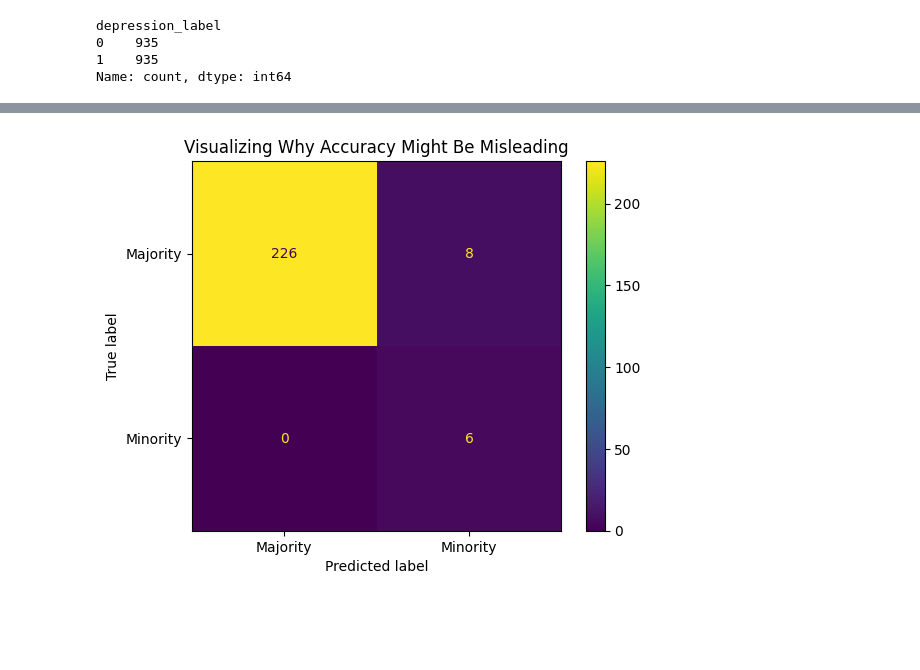
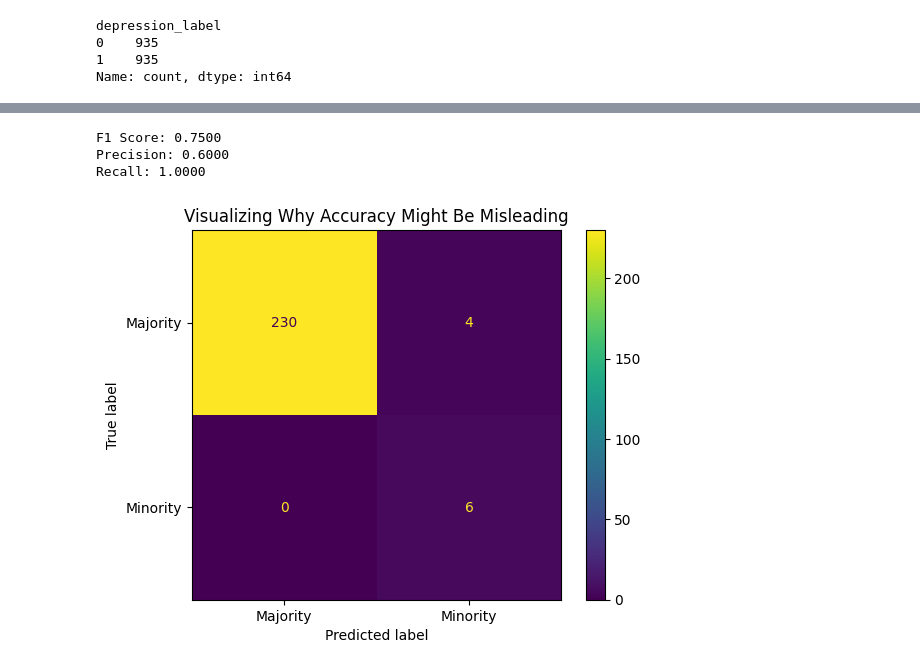
Before and after one commit to hashirahmad806/Teen_Mental_Health_Ml_Project, a Jupyter notebook: Teen_Mental_Health.ipynb, the cells around one changed output, grey strips where cells are left out. Drawn from its saved outputs; the diff is of its cells as text; code cells hidden in the pictures; blank space fills up the shorter version.

```diff
--- a/Teen_Mental_Health.ipynb
+++ b/Teen_Mental_Health.ipynb
@@ -200,4 +199,6 @@ platform_usage
 Name: count, dtype: int64
+# %%
+df.drop(columns=['platform_usage'], inplace=True)
 # %%
 from sklearn.preprocessing import LabelEncoder
 label_encoder = LabelEncoder()
@@ -236,26 +237,18 @@ academic_performance
 3.02     1
 Name: count, Length: 201, dtype: int64
 # %%
-from sklearn.preprocessing import MinMaxScaler
-scaler = MinMaxScaler()
+from sklearn.preprocessing import StandardScaler
+scaler = StandardScaler()
+
+
+# numeric_cols = ['age', 'daily_social_media_hours', 'sleep_hours', 'social_interaction_level', 'screen_time_before_sleep',
+#                 'academic_performance', 'physical_activity', 'stress_level', 'anxiety_level', 'addiction_level']
 numeric_cols = ['age', 'daily_social_media_hours', 'sleep_hours', 'social_interaction_level', 'screen_time_before_sleep',
                 'academic_performance', 'physical_activity', 'stress_level', 'anxiety_level', 'addiction_level']
+
 df_scaled = df.copy()
-df_scaled[['daily_social_media_hours']] = scaler.fit_transform(
-    df[['daily_social_media_hours']])
-df_scaled[['age']] = scaler.fit_transform(df[['age']])
-df_scaled[['sleep_hours']] = scaler.fit_transform(df[['sleep_hours']])
-df_scaled[['social_interaction_level']] = scaler.fit_transform(
-    df[['social_interaction_level']])
-df_scaled[['screen_time_before_sleep']] = scaler.fit_transform(
-    df[['screen_time_before_sleep']])
-df_scaled[['academic_performance']] = scaler.fit_transform(
-    df[['academic_performance']])
-df_scaled[['physical_activity']] = scaler.fit_transform(
-    df[['physical_activity']])
-df_scaled[['stress_level']] = scaler.fit_transform(df[['stress_level']])
-df_scaled[['anxiety_level']] = scaler.fit_transform(df[['anxiety_level']])
-df_scaled[['addiction_level']] = scaler.fit_transform(df[['addiction_level']])
+
+df_scaled[numeric_cols] = scaler.fit_transform(df[numeric_cols])
 
 df_scaled.head()
 # %% [output]
@@ -384,11 +377,23 @@ Balanced Accuracy: 0.9829
 # %%
-from sklearn.metrics import ConfusionMatrixDisplay
+from sklearn.metrics import ConfusionMatrixDisplay, f1_score, precision_score, recall_score
+
 import matplotlib.pyplot as plt
+
+f1 = f1_score(Y_test, y_pred)
+precision = precision_score(Y_test, y_pred)
+recall = recall_score(Y_test, y_pred)
+
+print(f'F1 Score: {f1:.4f}')
+print(f'Precision: {precision:.4f}')
+print(f'Recall: {recall:.4f}')
 
 # Plotting the matrix to visualize the split
 ConfusionMatrixDisplay.from_predictions(
     Y_test, y_pred, display_labels=['Majority', 'Minority'])
 plt.title("Visualizing Why Accuracy Might Be Misleading")
 plt.show()
 # %% [output]
+F1 Score: 0.7500
+Precision: 0.6000
+Recall: 1.0000
-[figure, old version]
+[figure, new version]
```
Also changed, not shown: parts of 13 cells of this notebook.
